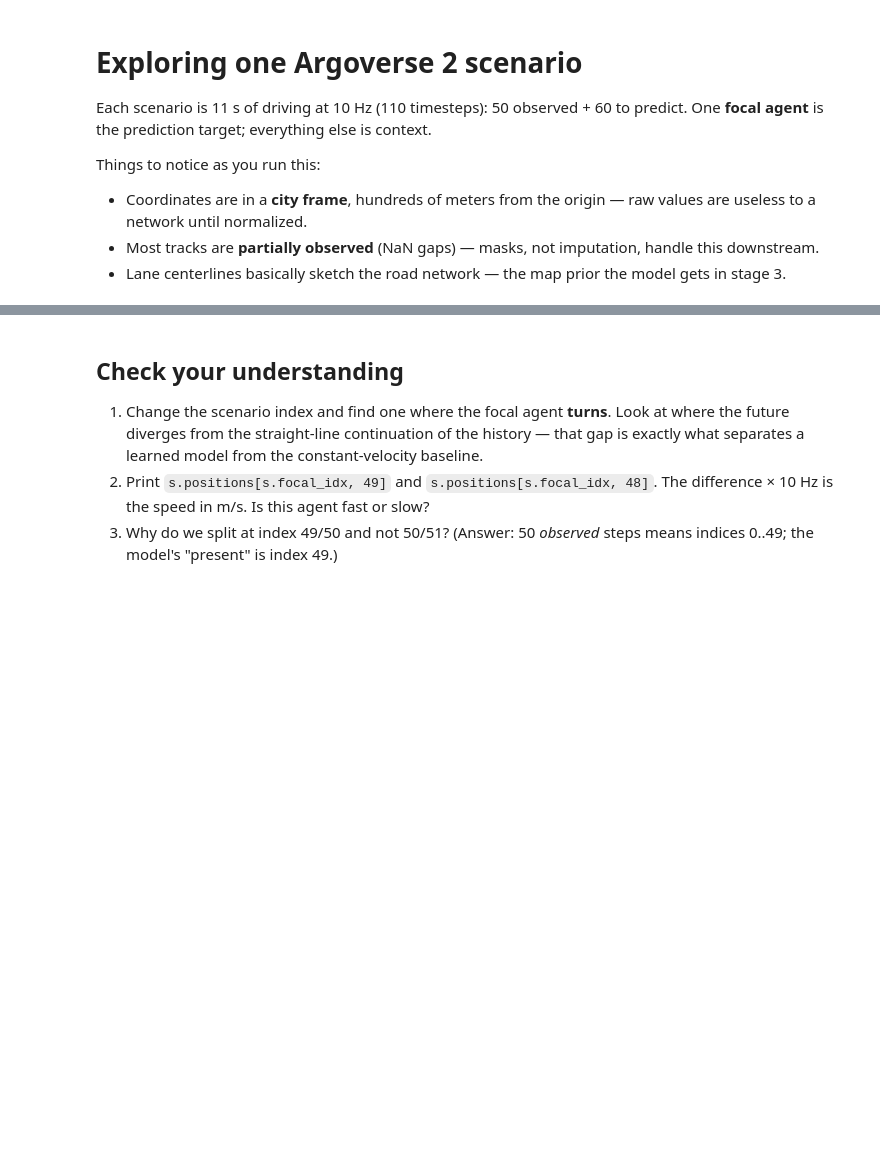
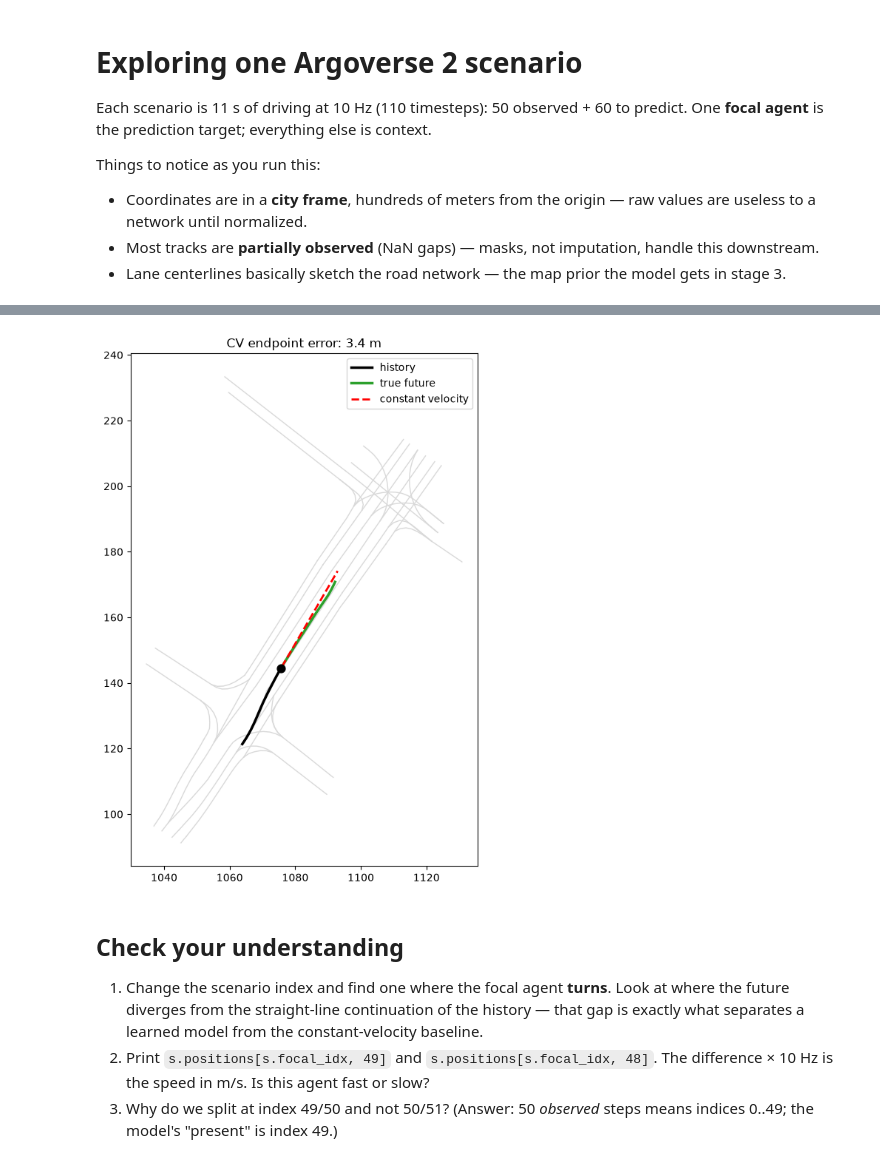
Before and after one commit to ShriramJana/av2-trajectory-prediction, a Jupyter notebook: notebooks/01_explore_scenario.ipynb, the cells around one changed output, grey strips where cells are left out. Saved outputs shown, nothing was run; the diff lists cells and outputs as text; code cells hidden in the pictures; blank space fills up the shorter version.

```diff
--- a/notebooks/01_explore_scenario.ipynb
+++ b/notebooks/01_explore_scenario.ipynb
@@ -15,7 +15,7 @@ import matplotlib.pyplot as plt
 from trajpred.scenario import load_scenario
 
 RAW_VAL = Path(r"C:\data\av2\raw\val")
-scenario_dir = sorted(RAW_VAL.iterdir())[3]
+scenario_dir = sorted(RAW_VAL.iterdir())[10]
 s = load_scenario(scenario_dir)
 print(s.scenario_id)
 print(f"{len(s.track_ids)} tracks, {len(s.lane_centerlines)} lanes")
@@ -40,3 +47,23 @@ plt.show()
+# %%
+# constant-velocity prediction: repeat the last observed step 60 times
+import numpy as np
+f = s.positions[s.focal_idx]
+step = f[49] - f[48]                       # displacement over the last 0.1 s
+cv = f[49] + step * np.arange(1, 61)[:, None]   # extrapolate 60 steps
+fde = np.linalg.norm(cv[-1] - f[109])
+
+fig, ax = plt.subplots(figsize=(9, 9))
+for cl in s.lane_centerlines:
+    ax.plot(cl[:, 0], cl[:, 1], color='0.85', lw=1, zorder=0)
+ax.plot(f[:50, 0], f[:50, 1], 'k', lw=2.5, label='history')
+ax.plot(f[50:, 0], f[50:, 1], color='tab:green', lw=2.5, label='true future')
+ax.plot(cv[:, 0], cv[:, 1], 'r--', lw=2, label='constant velocity')
+ax.scatter(*f[49], color='k', s=60, zorder=5)
+ax.set_aspect('equal'); ax.legend()
+ax.set_title(f'CV endpoint error: {fde:.1f} m')
+plt.show()
+# %% [output]
+[figure, added]
 # %% [markdown]
 ## Check your understanding
 
```
Also changed, not shown: parts of 2 cells of this notebook, 7 other files.
